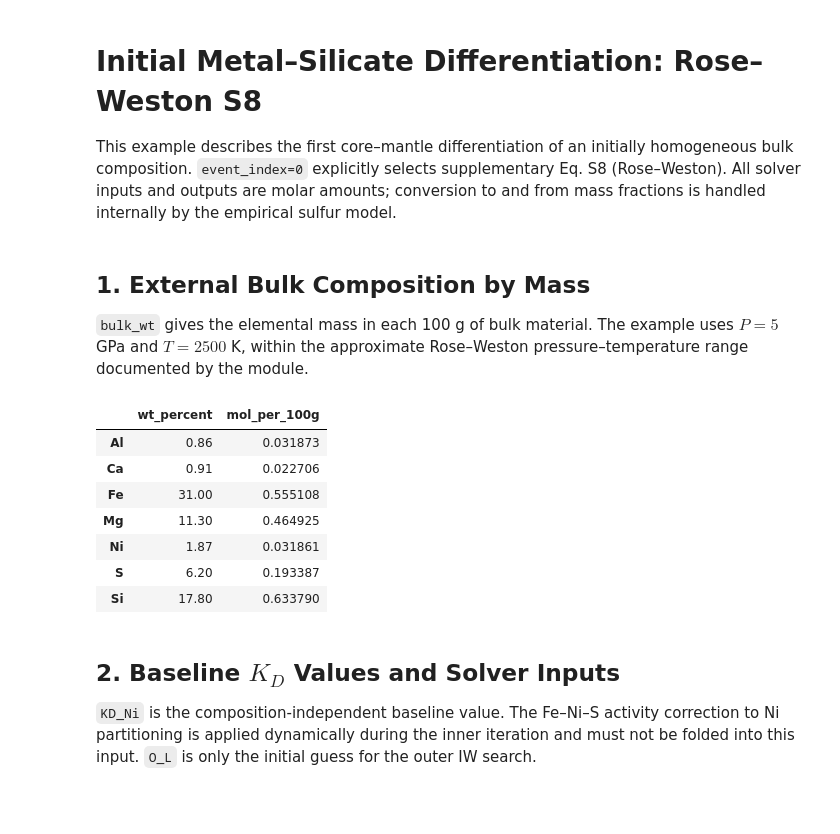
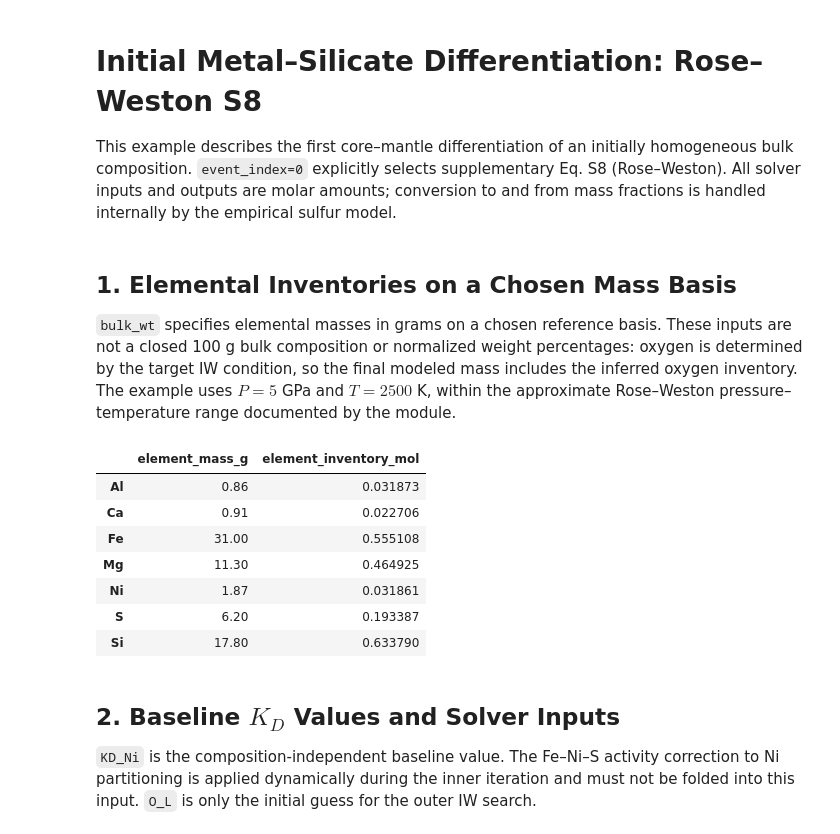
Before and after one commit to kong996/AccreDiff, a Jupyter notebook: examples/Expansion_module/Fe_Ni_S_ternary/Initial_Differentiation_S8.ipynb, the cells around one changed output. Saved outputs shown, nothing was run; the diff lists cells and outputs as text; code cells hidden in the pictures; blank space fills up the shorter version.

```diff
--- a/examples/Expansion_module/Fe_Ni_S_ternary/Initial_Differentiation_S8.ipynb
+++ b/examples/Expansion_module/Fe_Ni_S_ternary/Initial_Differentiation_S8.ipynb
@@ -21,28 +21,29 @@ if PROJECT_ROOT is None:
 import accrediff as ad
 pd.set_option("display.precision", 6)
 # %% [markdown]
-## 1. External Bulk Composition by Mass
+## 1. Elemental Inventories on a Chosen Mass Basis
 
-`bulk_wt` gives the elemental mass in each 100 g of bulk material. The example uses $P=5$ GPa and $T=2500$ K, within the approximate Rose–Weston pressure–temperature range documented by the module.
+`bulk_wt` specifies elemental masses in grams on a chosen reference basis. These inputs are not a closed 100 g bulk composition or normalized weight percentages: oxygen is determined by the target IW condition, so the final modeled mass includes the inferred oxygen inventory. The example uses $P=5$ GPa and $T=2500$ K, within the approximate Rose–Weston pressure–temperature range documented by the module.
 # %%
+# Element masses in grams; oxygen is determined by the IW constraint.
 bulk_wt = {
     "Fe": 31.0, "Mg": 11.3, "Si": 17.8, "Ni": 1.87,
     "Ca": 0.91, "Al": 0.86, "S": 6.2,
 }
 P, T = 5, 2500.0  # GPa, K
 IW_target = -1.5
 event_index = 0      # primordial differentiation -> S8
 
 atomic_mass = ad.constants.Elements
 required = ("Fe", "Ni", "Si", "Mg", "Al", "Ca", "S")
 bulk_mol = {name: bulk_wt[name] / atomic_mass[name] for name in required}
 
 pd.DataFrame({
-    "wt_percent": pd.Series(bulk_wt),
-    "mol_per_100g": pd.Series(bulk_mol),
+    "element_mass_g": pd.Series(bulk_wt),
+    "element_inventory_mol": pd.Series(bulk_mol),
 })
 # %% [output]
-|  | wt_percent | mol_per_100g |
+|  | element_mass_g | element_inventory_mol |
 | Al | 0.86 | 0.031873 |
 | Ca | 0.91 | 0.022706 |
 | Fe | 31.00 | 0.555108 |
```
Also changed, not shown: 8 other files.
